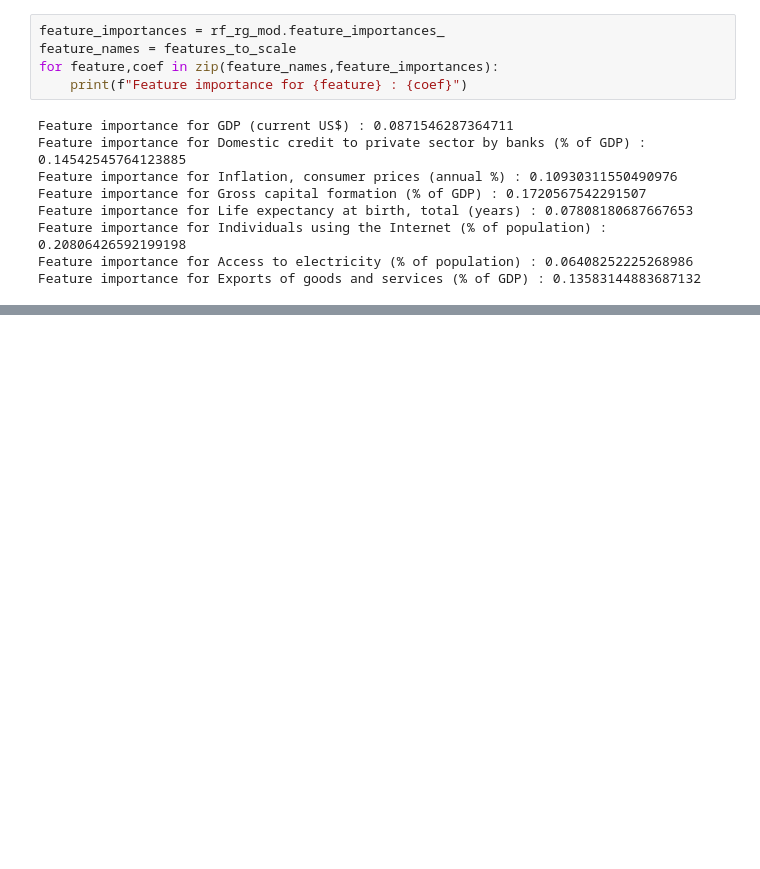
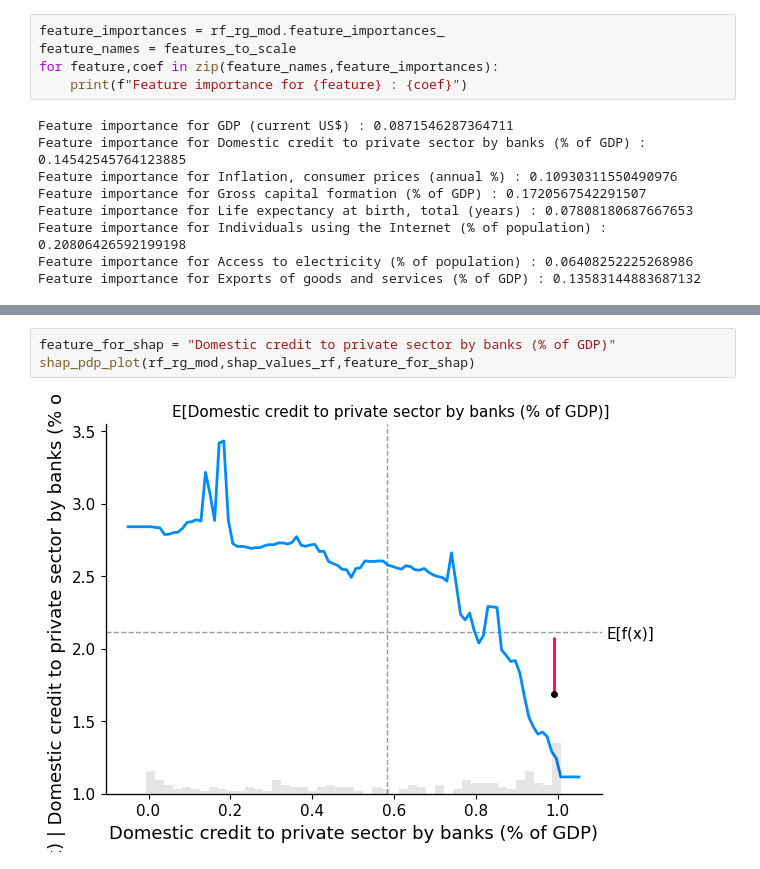
Before and after one commit to kumarbyes/udacity_nanodegree_datascience_course1, a Jupyter notebook: Project_Supervised_ML.ipynb, the cells around one changed output, grey strips where cells are left out. Drawn from its saved outputs; the diff is of its cells as text; blank space fills up the shorter version.

```diff
--- a/Project_Supervised_ML.ipynb
+++ b/Project_Supervised_ML.ipynb
@@ -885,0 +904,5 @@ plt.show()
+# %%
+feature_for_shap = "Domestic credit to private sector by banks (% of GDP)"
+shap_pdp_plot(rf_rg_mod,shap_values_rf,feature_for_shap)
+# %% [output]
+[figure, added]
```
Also changed, not shown: parts of 26 cells of this notebook.
